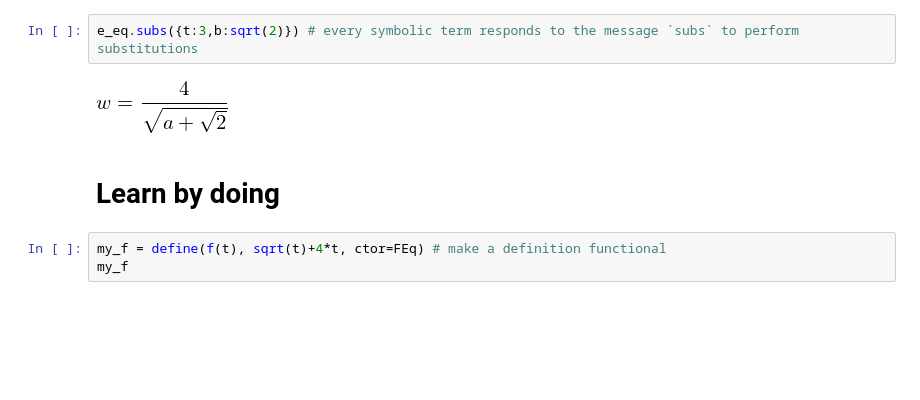
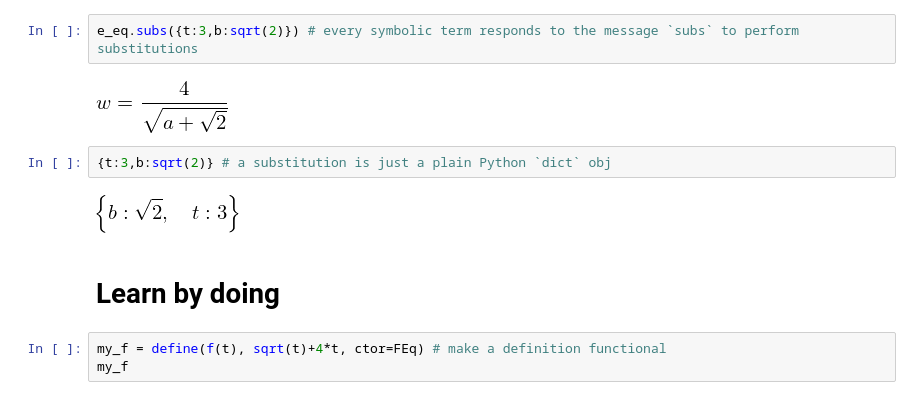
Before and after one commit to massimo-nocentini/pacc, a Jupyter notebook: paa-course/another-introduction-to-sympy.ipynb, the cells around one changed output. Saved outputs shown, nothing was run; the diff lists cells and outputs as text; blank space fills up the shorter version.

```diff
--- a/paa-course/another-introduction-to-sympy.ipynb
+++ b/paa-course/another-introduction-to-sympy.ipynb
@@ -98,6 +104,10 @@ e_eq.func(*e_eq.args) # here the application to get the original definition back
 e_eq.subs({t:3,b:sqrt(2)}) # every symbolic term responds to the message `subs` to perform substitutions
 # %% [output]
 [figure]
+# %%
+{t:3,b:sqrt(2)} # a substitution is just a plain Python `dict` obj
+# %% [output]
+[figure, added]
 # %% [markdown]
 # Learn by doing
 # %%
```
Also changed, not shown: parts of 21 cells of this notebook, 2 other files.
